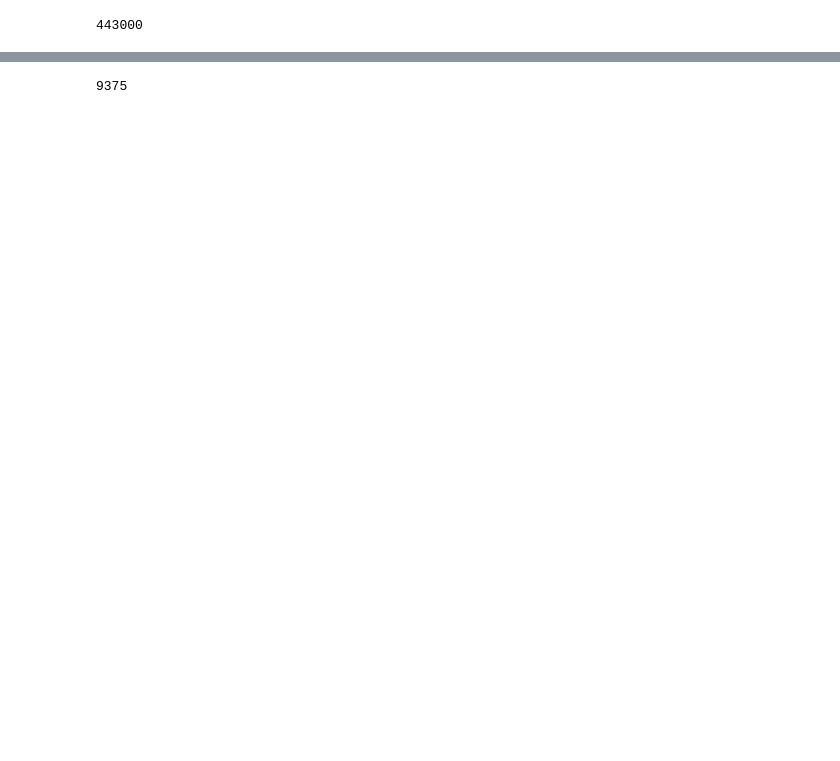
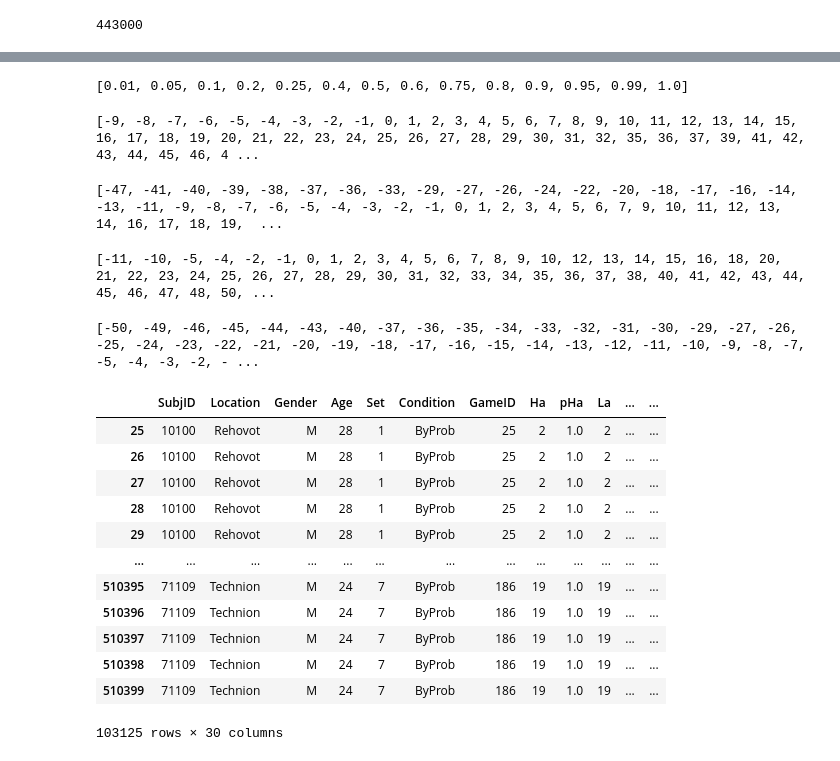
Before and after one commit to AurelienNioche/TransformedGP, a Jupyter notebook: apply-to-data.ipynb, the cells around one changed output, grey strips where cells are left out. Drawn from its saved outputs; the diff is of its cells as text; code cells hidden in the pictures; blank space fills up the shorter version.

```diff
--- a/apply-to-data.ipynb
+++ b/apply-to-data.ipynb
@@ -109,6 +108,38 @@ len(df.Set.unique())
+# %%
+sorted(df.pHa.unique())
+# %% [output]
+[0.01, 0.05, 0.1, 0.2, 0.25, 0.4, 0.5, 0.6, 0.75, 0.8, 0.9, 0.95, 0.99, 1.0]
+# %%
+print(sorted(df.Ha.unique()))
+# %% [output]
+[-9, -8, -7, -6, -5, -4, -3, -2, -1, 0, 1, 2, 3, 4, 5, 6, 7, 8, 9, 10, 11, 12, 13, 14, 15, 16, 17, 18, 19, 20, 21, 22, 23, 24, 25, 26, 27, 28, 29, 30, 31, 32, 35, 36, 37, 39, 41, 42, 43, 44, 45, 46, 4 ...
+# %%
+print(sorted(df.La.unique()))
+# %% [output]
+[-47, -41, -40, -39, -38, -37, -36, -33, -29, -27, -26, -24, -22, -20, -18, -17, -16, -14, -13, -11, -9, -8, -7, -6, -5, -4, -3, -2, -1, 0, 1, 2, 3, 4, 5, 6, 7, 9, 10, 11, 12, 13, 14, 16, 17, 18, 19,  ...
+# %%
+print(sorted(df.Hb.unique()))
+# %% [output]
+[-11, -10, -5, -4, -2, -1, 0, 1, 2, 3, 4, 5, 6, 7, 8, 9, 10, 12, 13, 14, 15, 16, 18, 20, 21, 22, 23, 24, 25, 26, 27, 28, 29, 30, 31, 32, 33, 34, 35, 36, 37, 38, 40, 41, 42, 43, 44, 45, 46, 47, 48, 50, ...
+# %%
+print(sorted(df.Lb.unique()))
+# %% [output]
+[-50, -49, -46, -45, -44, -43, -40, -37, -36, -35, -34, -33, -32, -31, -30, -29, -27, -26, -25, -24, -23, -22, -21, -20, -19, -18, -17, -16, -15, -14, -13, -12, -11, -10, -9, -8, -7, -5, -4, -3, -2, - ...
 # %%
-df_mono = df[(df.LotNumB == 1) & (df.LotNumA == 1) & (df.Amb == 0)
-             & (df.Ha >= 0) & (df.La ==0) & (df.Hb >= 0) & (df.Lb == 0)]
-len(df_mono)
+data = df[(df.LotNumB == 1) & (df.LotNumA == 1) & (df.Amb == 0)
+          & (df.Ha >= 0) & (df.Hb >= 0) & (df.La >= 0) & (df.Lb >= 0)]  # & (df.La ==0)  & (df.Lb == 0)
+data
 # %% [output]
+|  | SubjID | Location | Gender | Age | Set | Condition | GameID | Ha | pHa | La | ... | ... |
+| 25 | 10100 | Rehovot | M | 28 | 1 | ByProb | 25 | 2 | 1.0 | 2 | ... | ... |
+| 26 | 10100 | Rehovot | M | 28 | 1 | ByProb | 25 | 2 | 1.0 | 2 | ... | ... |
+| 27 | 10100 | Rehovot | M | 28 | 1 | ByProb | 25 | 2 | 1.0 | 2 | ... | ... |
+| 28 | 10100 | Rehovot | M | 28 | 1 | ByProb | 25 | 2 | 1.0 | 2 | ... | ... |
+| 29 | 10100 | Rehovot | M | 28 | 1 | ByProb | 25 | 2 | 1.0 | 2 | ... | ... |
+| ... | ... | ... | ... | ... | ... | ... | ... | ... | ... | ... | ... | ... |
+| 510395 | 71109 | Technion | M | 24 | 7 | ByProb | 186 | 19 | 1.0 | 19 | ... | ... |
+| 510396 | 71109 | Technion | M | 24 | 7 | ByProb | 186 | 19 | 1.0 | 19 | ... | ... |
+| 510397 | 71109 | Technion | M | 24 | 7 | ByProb | 186 | 19 | 1.0 | 19 | ... | ... |
+| 510398 | 71109 | Technion | M | 24 | 7 | ByProb | 186 | 19 | 1.0 | 19 | ... | ... |
+| 510399 | 71109 | Technion | M | 24 | 7 | ByProb | 186 | 19 | 1.0 | 19 | ... | ... |
-9375
+103125 rows × 30 columns
```
Also changed, not shown: parts of 18 cells of this notebook, 2 other files.
